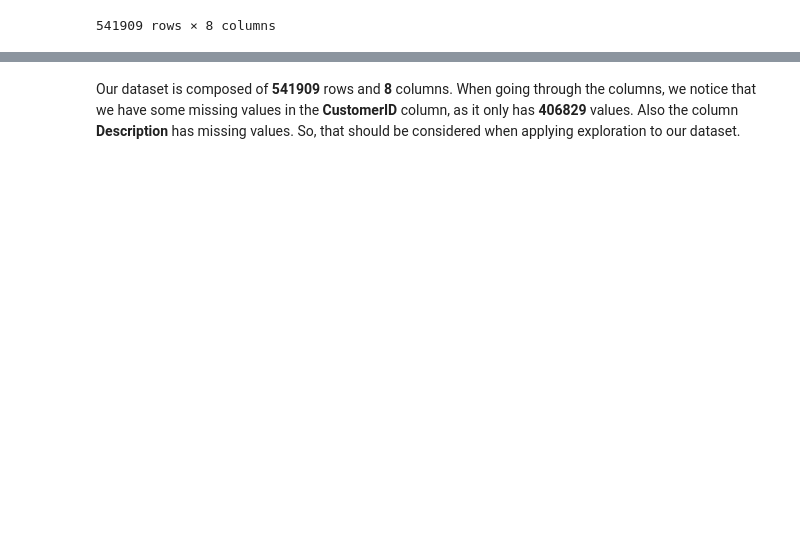
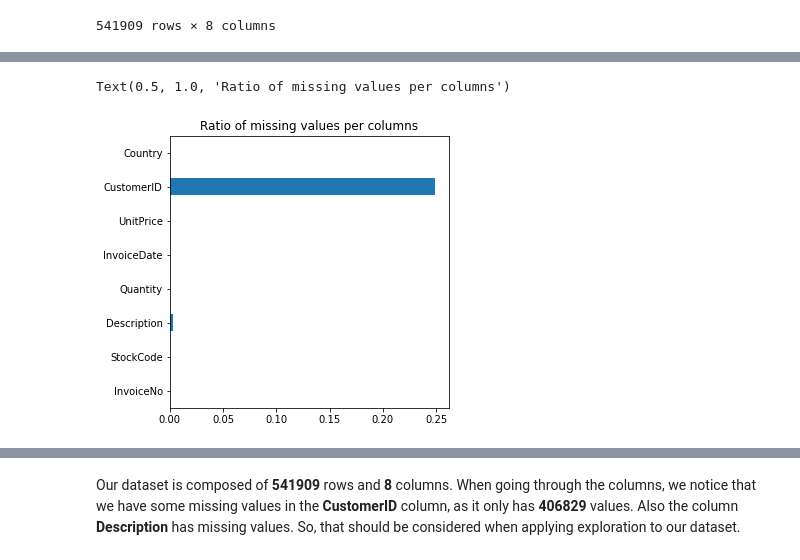
Before and after one commit to sushily1997/Project_1, a Jupyter notebook: Capstone_Project_1_Propensity_Model.ipynb, the cells around one changed output, grey strips where cells are left out. Cells and saved outputs as stored; diff of their text form; code cells hidden in the pictures; blank space fills up the shorter version.

```diff
--- a/Capstone_Project_1_Propensity_Model.ipynb
+++ b/Capstone_Project_1_Propensity_Model.ipynb
@@ -102,0 +126,7 @@ memory usage: 33.1+ MB
+# %%
+plt.figure(figsize=(5, 5))
+df.isnull().mean(axis=0).plot.barh()
+plt.title("Ratio of missing values per columns")
+# %% [output]
+Text(0.5, 1.0, 'Ratio of missing values per columns')
+[figure, added]
```
Also changed, not shown: parts of 33 cells of this notebook.
